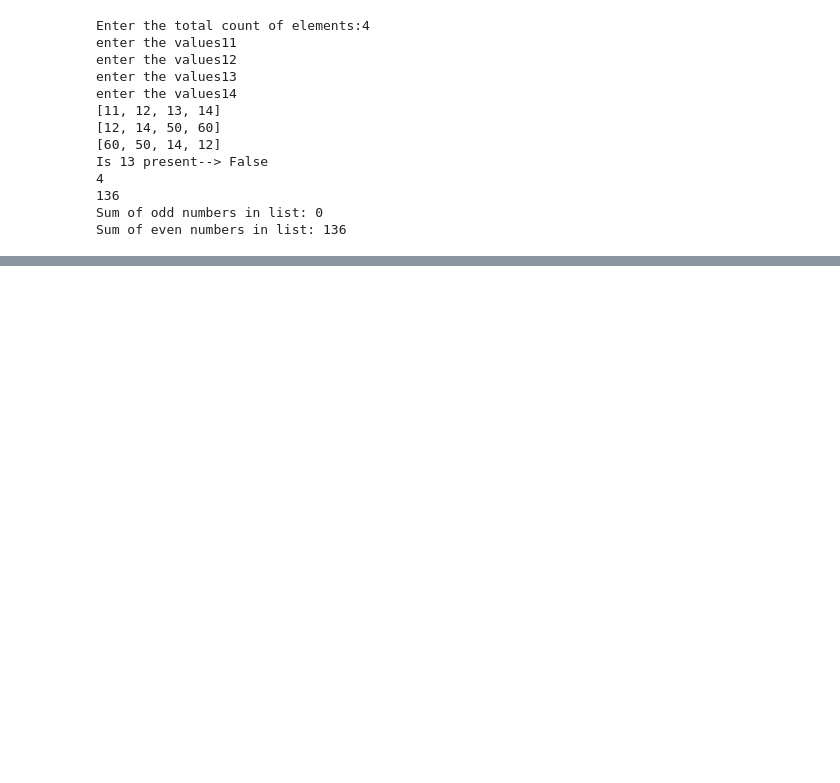
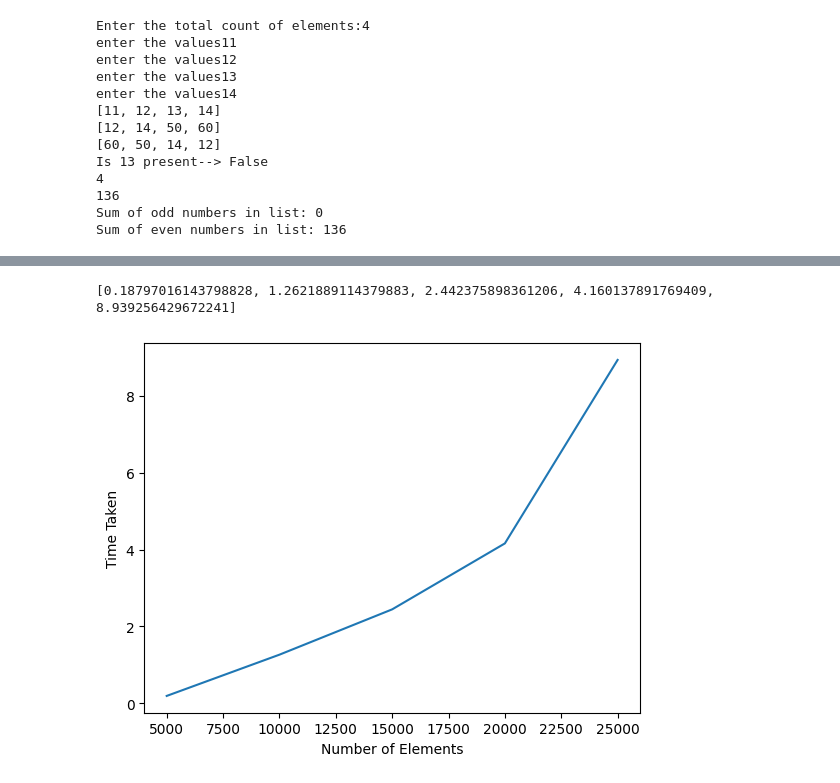
Before and after one commit to supriyaa07/Assignment1new, a Jupyter notebook: Welcome_To_Colaboratory.ipynb, the cells around one changed output, grey strips where cells are left out. Cells and saved outputs as stored; diff of their text form; code cells hidden in the pictures; blank space fills up the shorter version.

```diff
--- a/Welcome_To_Colaboratory.ipynb
+++ b/Welcome_To_Colaboratory.ipynb
@@ -45,0 +236,9 @@ Sum of even numbers in list: 136
+# %%
+L=["One","Two","Three","Four","Five"]
+
+f = open('result.txt','w')
+
+for i in range(0,len(L)):
+  f.write(L[i] + " , ")
+  f.write(str(len(L[i])) + '\n')
+f.close()
@@ -45,0 +258,11 @@ Sum of even numbers in list: 136
+# %%
+f = open('result.txt', 'w')
+
+for i in range(600,801):
+  flag = 1
+  for j in range(2,401):
+    if(i%j==0):
+      flag = 0
+      break
+  if(flag == 1):
+    f.write(str(i) + '\n')
@@ -45,0 +294,33 @@ Sum of even numbers in list: 136
+# %%
+import time
+import random as r
+import matplotlib.pyplot as plt
+
+elapsed_time = []
+l = []
+len = 5000
+
+for i in range(0,5):
+  start_time = time.time()
+
+  for j in range(0,len):
+    num = r.randint(0,len)
+    l = l + [num]
+
+  l.sort()
+  end_time = time.time()
+  elapsed_time = elapsed_time + [end_time - start_time]
+  len = len + 5000
+
+print(elapsed_time)
+
+x = [5000,10000,15000,20000,25000]
+plt.plot(x, elapsed_time)
+
+plt.xlabel('Number of Elements')
+plt.ylabel('Time Taken')
+
+plt.show()
+# %% [output]
+[0.18797016143798828, 1.2621889114379883, 2.442375898361206, 4.160137891769409, 8.939256429672241]
+[figure, added]
```
Also changed, not shown: parts of 9 cells of this notebook.
